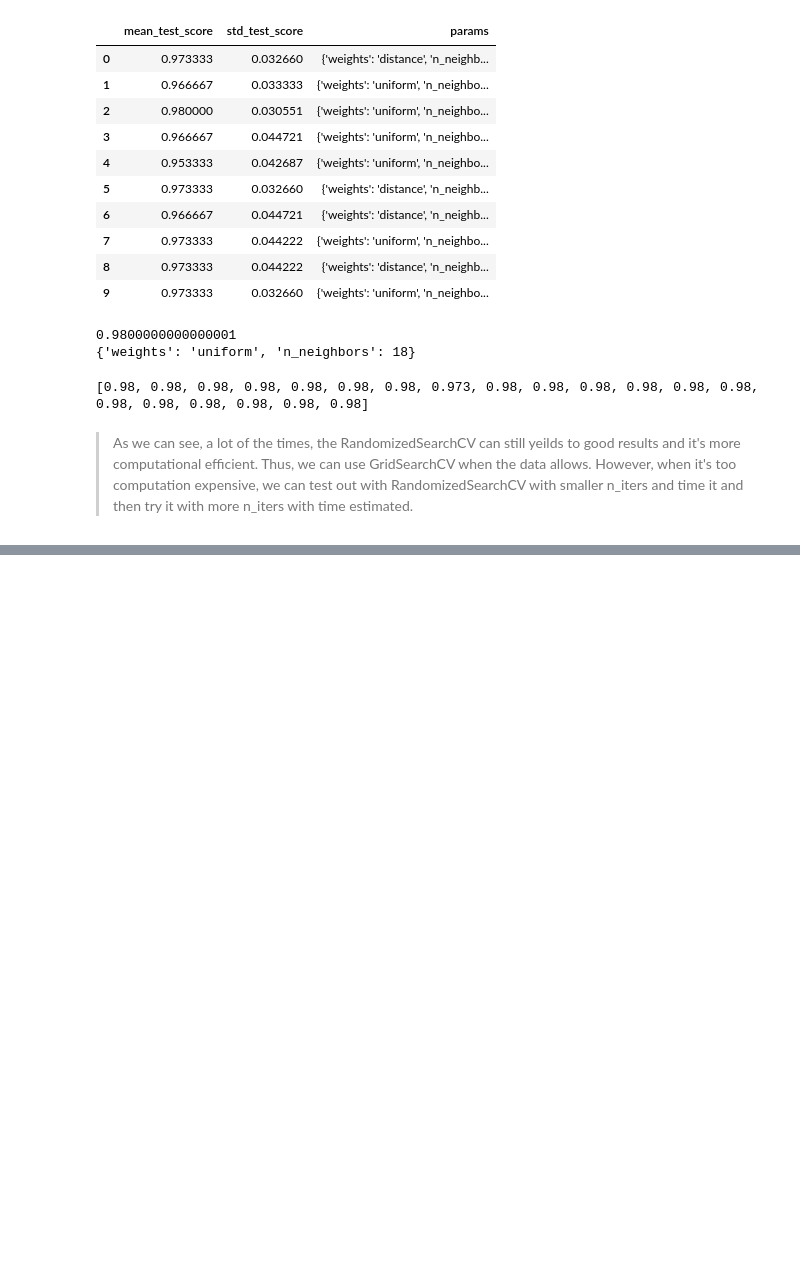
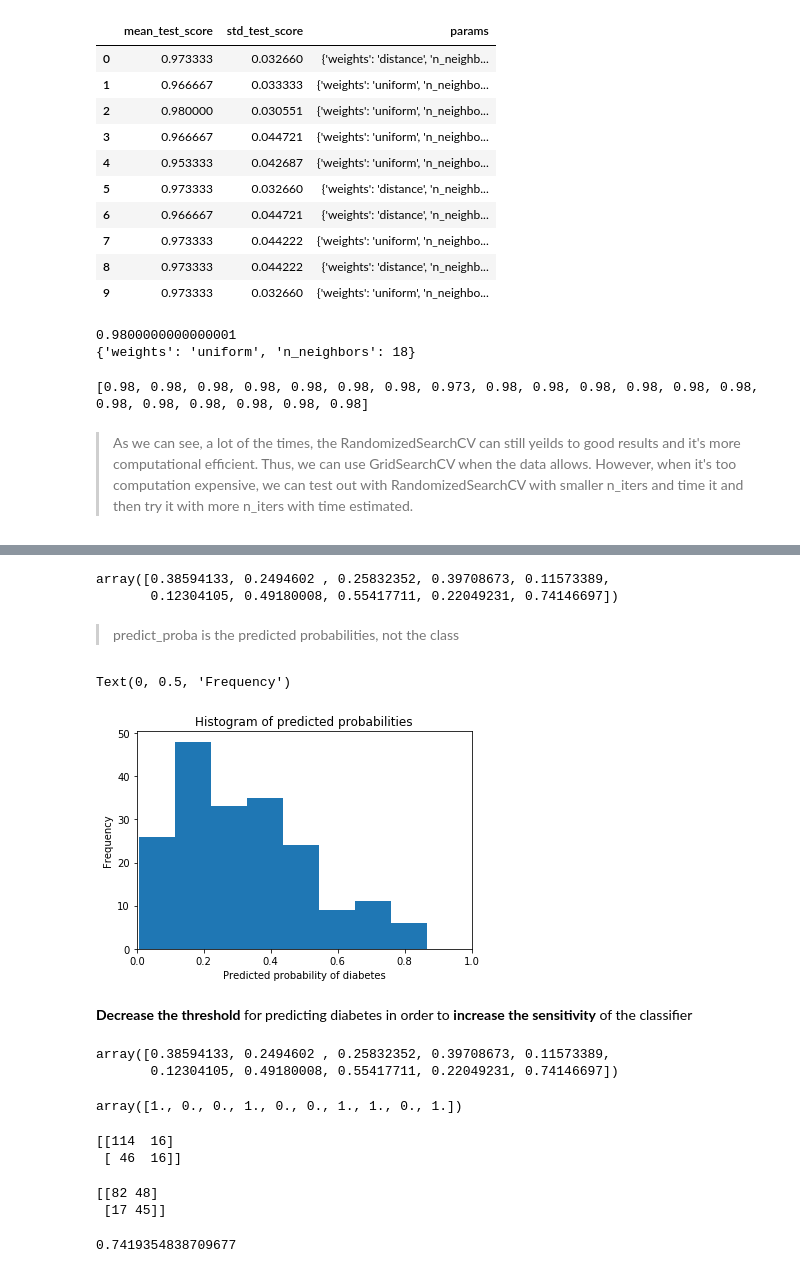
Before and after one commit to sz3g12/Python, a Jupyter notebook: Machine Learning - Data School.ipynb, the cells around one changed output, grey strips where cells are left out. Saved outputs shown, nothing was run; the diff lists cells and outputs as text; code cells hidden in the pictures; blank space fills up the shorter version.

```diff
--- a/Machine Learning - Data School.ipynb
+++ b/Machine Learning - Data School.ipynb
@@ -798,0 +818,14 @@ print(best_scores)
+# %%
+# Define X and y
+feature_cols = ['pregnant', 'insulin', 'bmi', 'age']
+X = pima[feature_cols]
+y = pima.label
+# %%
+# split X and y into training and testing sets
+from sklearn.model_selection import train_test_split
+X_train, X_test, y_train, y_test = train_test_split(X, y, random_state = 0)
+# %%
+# train a logistic regression model on the training set
+from sklearn.linear_model import LogisticRegression
+logreg = LogisticRegression()
+logreg.fit(X_train, y_train)
@@ -798,0 +1011,24 @@ print(best_scores)
+# %%
+# print the first 10 predicted probabilities for class 1
+logreg.predict_proba(X_test)[0:10, 1]
+# %% [output]
+array([0.38594133, 0.2494602 , 0.25832352, 0.39708673, 0.11573389,
+       0.12304105, 0.49180008, 0.55417711, 0.22049231, 0.74146697])
+# %% [markdown]
+> predict_proba is the predicted probabilities, not the class
+# %%
+# store the predicted probabilities for class 1
+y_pred_prob = logreg.predict_proba(X_test)[:, 1]
+# %%
+import matplotlib.pyplot as plt
+# histogram of predicted probabilities
+plt.hist(y_pred_prob, bins=8)
+plt.xlim(0, 1)
+plt.title('Histogram of predicted probabilities')
+plt.xlabel('Predicted probability of diabetes')
+plt.ylabel('Frequency')
+# %% [output]
+Text(0, 0.5, 'Frequency')
+[figure, added]
+# %% [markdown]
+**Decrease the threshold** for predicting diabetes in order to **increase the sensitivity** of the classifier
@@ -798,0 +1039,29 @@ print(best_scores)
+# %%
+# print the first 10 predicted probabilities
+y_pred_prob[0:10]
+# %% [output]
+array([0.38594133, 0.2494602 , 0.25832352, 0.39708673, 0.11573389,
+       0.12304105, 0.49180008, 0.55417711, 0.22049231, 0.74146697])
+# %%
+# print the first 10 predicted classes with the lower threshold
+y_pred_class[0:10]
+# %% [output]
+array([1., 0., 0., 1., 0., 0., 1., 1., 0., 1.])
+# %%
+# previous confusion matrix (default threshold of 0.5)
+print(confusion)
+# %% [output]
+[[114  16]
+ [ 46  16]]
+# %%
+# new confusion matrix (threshold of 0.3)
+print(metrics.confusion_matrix(y_test, y_pred_class))
+# now it can capture more true positive
+# %% [output]
+[[82 48]
+ [17 45]]
+# %%
+# sensitivity has increased (used to be 0.24)
+print(46 / float(46 + 16))
+# %% [output]
+0.7419354838709677
```
Also changed, not shown: parts of 57 cells of this notebook.
